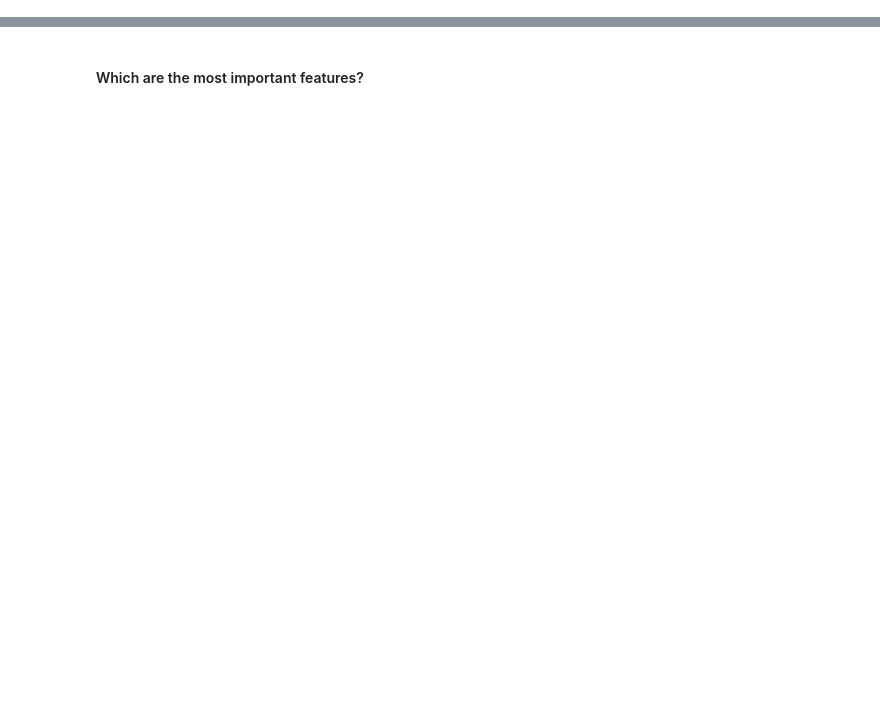
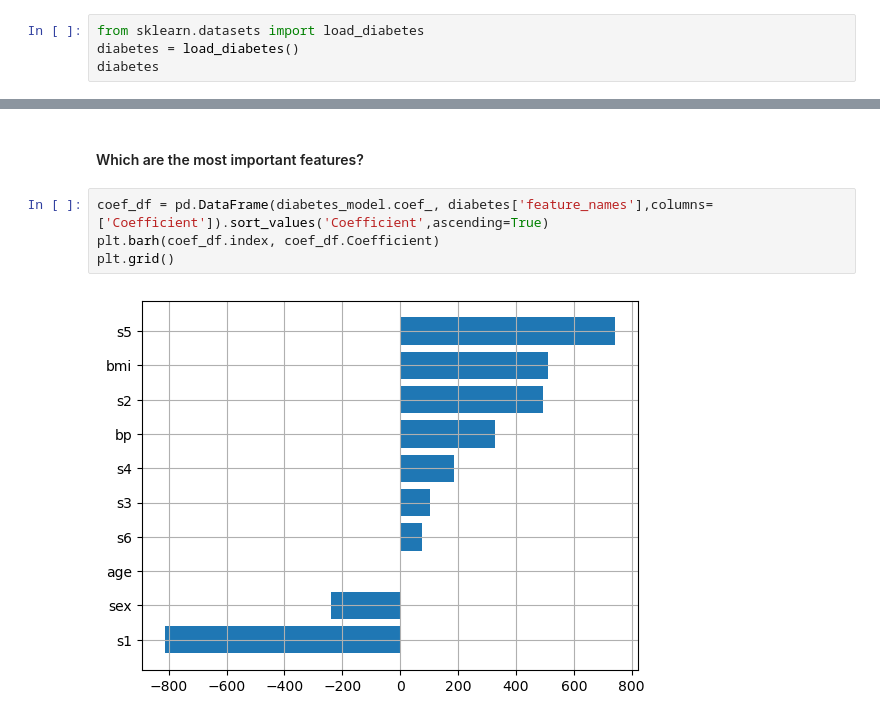
Before and after one commit to rafazamb/DS_PT_PR_SEP22, a Jupyter notebook: 03-Machine_Learning/01-Supervisado/01-Regresión Lineal/ejercicios/2 Diabetes.ipynb, the cells around one changed output, grey strips where cells are left out. Drawn from its saved outputs; the diff is of its cells as text; blank space fills up the shorter version.

```diff
--- a/03-Machine_Learning/01-Supervisado/01-Regresión Lineal/ejercicios/2 Diabetes.ipynb
+++ b/03-Machine_Learning/01-Supervisado/01-Regresión Lineal/ejercicios/2 Diabetes.ipynb
@@ -4,3 +4,7 @@
 Let's explore the datasets that are included in this Python library. These datasets have been cleaned and formatted for use in ML algorithms.
 # %% [markdown]
 First, we will load the diabetes dataset. Do this in the cell below by importing the datasets and then loading the dataset  to the `diabetes` variable using the `load_diabetes()` function ([documentation](https://scikit-learn.org/stable/modules/generated/sklearn.datasets.load_diabetes.html)).
+# %%
+from sklearn.datasets import load_diabetes
+diabetes = load_diabetes()
+diabetes
@@ -56,2 +237,8 @@ This is the linear regression model fitted to your training dataset.
 # %% [markdown]
 #### Which are the most important features?
+# %%
+coef_df = pd.DataFrame(diabetes_model.coef_, diabetes['feature_names'],columns=['Coefficient']).sort_values('Coefficient',ascending=True)
+plt.barh(coef_df.index, coef_df.Coefficient)
+plt.grid()
+# %% [output]
+[figure, added]
```
Also changed, not shown: parts of 21 cells of this notebook.
